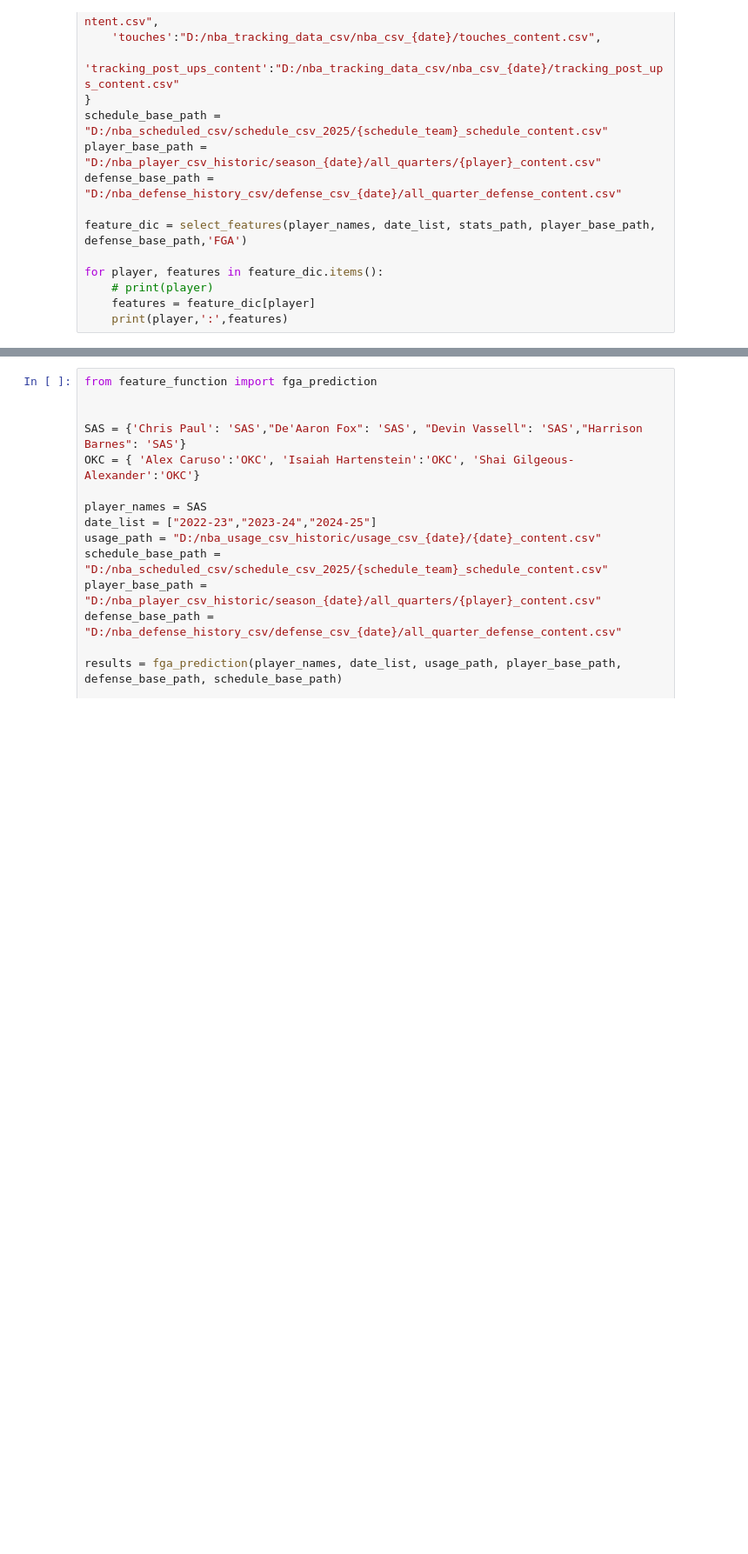
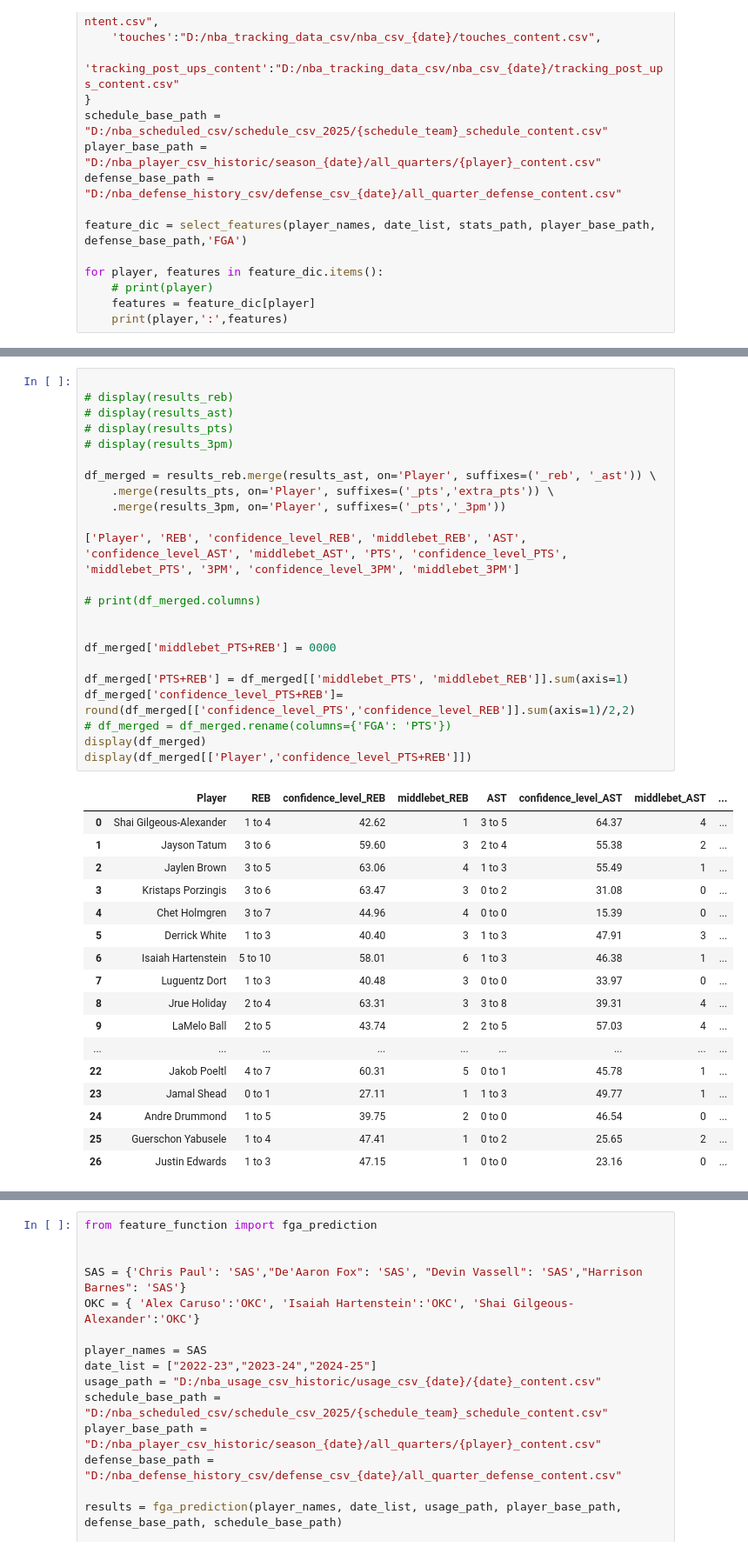
Before and after one commit to penfoldslaw/web_scraping_sports, a Jupyter notebook: models/linear_regression/fga_feature.ipynb, the cells around one changed output, grey strips where cells are left out. Shown at 87% size. Cells and saved outputs as stored; diff of their text form; blank space fills up the shorter version.

```diff
--- a/models/linear_regression/fga_feature.ipynb
+++ b/models/linear_regression/fga_feature.ipynb
@@ -773,0 +617,41 @@ Justin Edwards (3PM) - 0 to 1 (Confidence: 33.97%) | Safebet: 0
+# %%
+
+# display(results_reb)
+# display(results_ast)
+# display(results_pts)
+# display(results_3pm)
+
+df_merged = results_reb.merge(results_ast, on='Player', suffixes=('_reb', '_ast')) \
+    .merge(results_pts, on='Player', suffixes=('_pts','extra_pts')) \
+    .merge(results_3pm, on='Player', suffixes=('_pts','_3pm'))
+
+['Player', 'REB', 'confidence_level_REB', 'middlebet_REB', 'AST', 'confidence_level_AST', 'middlebet_AST', 'PTS', 'confidence_level_PTS', 'middlebet_PTS', '3PM', 'confidence_level_3PM', 'middlebet_3PM']
+
+# print(df_merged.columns)
+
+
+df_merged['middlebet_PTS+REB'] = 0000
+
+df_merged['PTS+REB'] = df_merged[['middlebet_PTS', 'middlebet_REB']].sum(axis=1)
+df_merged['confidence_level_PTS+REB']=  round(df_merged[['confidence_level_PTS','confidence_level_REB']].sum(axis=1)/2,2)
+# df_merged = df_merged.rename(columns={'FGA': 'PTS'})
+display(df_merged)
+display(df_merged[['Player','confidence_level_PTS+REB']])
+# %% [output]
+|  | Player | REB | confidence_level_REB | middlebet_REB | AST | confidence_level_AST | middlebet_AST | ... |
+| 0 | Shai Gilgeous-Alexander | 1 to 4 | 42.62 | 1 | 3 to 5 | 64.37 | 4 | ... |
+| 1 | Jayson Tatum | 3 to 6 | 59.60 | 3 | 2 to 4 | 55.38 | 2 | ... |
+| 2 | Jaylen Brown | 3 to 5 | 63.06 | 4 | 1 to 3 | 55.49 | 1 | ... |
+| 3 | Kristaps Porzingis | 3 to 6 | 63.47 | 3 | 0 to 2 | 31.08 | 0 | ... |
+| 4 | Chet Holmgren | 3 to 7 | 44.96 | 4 | 0 to 0 | 15.39 | 0 | ... |
+| 5 | Derrick White | 1 to 3 | 40.40 | 3 | 1 to 3 | 47.91 | 3 | ... |
+| 6 | Isaiah Hartenstein | 5 to 10 | 58.01 | 6 | 1 to 3 | 46.38 | 1 | ... |
+| 7 | Luguentz Dort | 1 to 3 | 40.48 | 3 | 0 to 0 | 33.97 | 0 | ... |
+| 8 | Jrue Holiday | 2 to 4 | 63.31 | 3 | 3 to 8 | 39.31 | 4 | ... |
+| 9 | LaMelo Ball | 2 to 5 | 43.74 | 2 | 2 to 5 | 57.03 | 4 | ... |
+| ... | ... | ... | ... | ... | ... | ... | ... | ... |
+| 22 | Jakob Poeltl | 4 to 7 | 60.31 | 5 | 0 to 1 | 45.78 | 1 | ... |
+| 23 | Jamal Shead | 0 to 1 | 27.11 | 1 | 1 to 3 | 49.77 | 1 | ... |
+| 24 | Andre Drummond | 1 to 5 | 39.75 | 2 | 0 to 0 | 46.54 | 0 | ... |
+| 25 | Guerschon Yabusele | 1 to 4 | 47.41 | 1 | 0 to 2 | 25.65 | 2 | ... |
+| 26 | Justin Edwards | 1 to 3 | 47.15 | 1 | 0 to 0 | 23.16 | 0 | ... |
```
Also changed, not shown: parts of 6 cells of this notebook, 11 other files.
